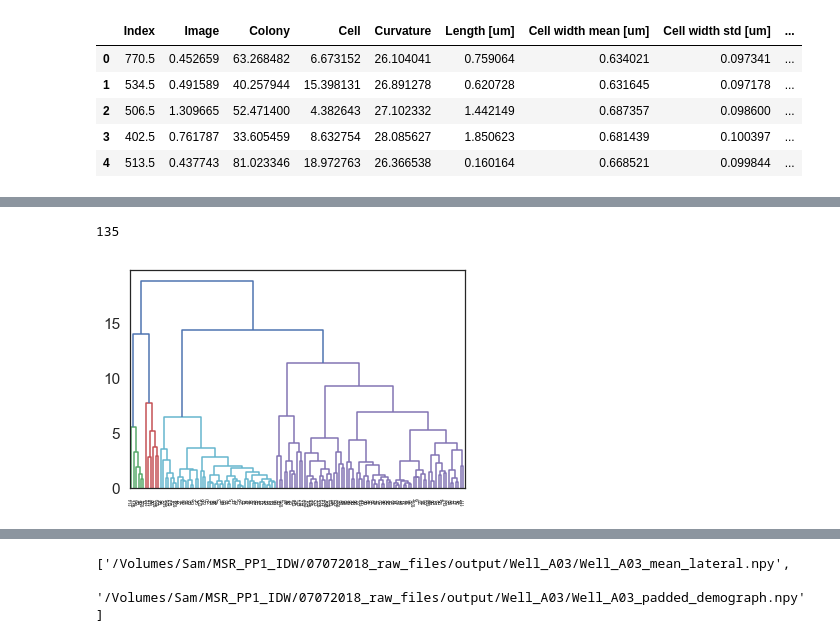
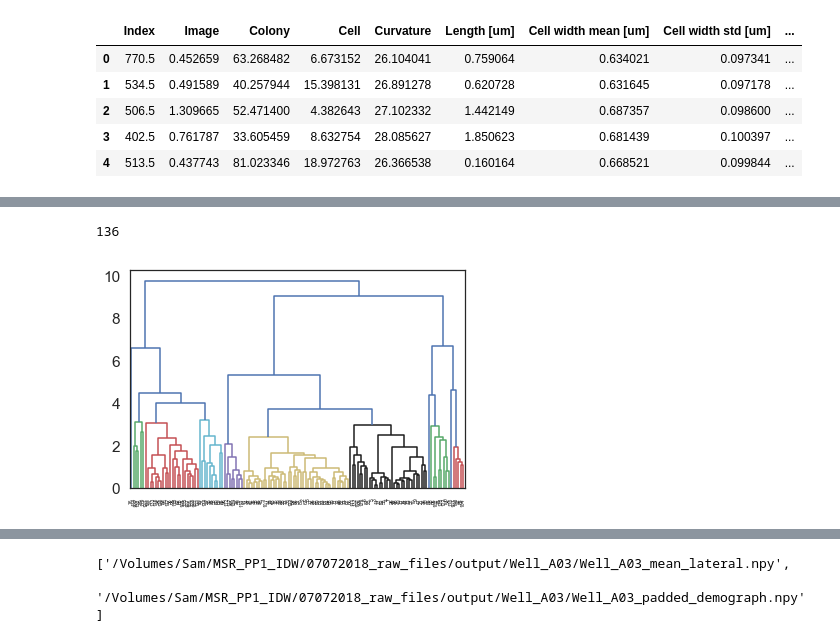
Before and after one commit to jzrolling/IMyG_2, a Jupyter notebook: Notebooks/plot.ipynb, the cells around one changed output, grey strips where cells are left out. Saved outputs shown, nothing was run; the diff lists cells and outputs as text; code cells hidden in the pictures.

```diff
--- a/Notebooks/plot.ipynb
+++ b/Notebooks/plot.ipynb
@@ -439,3 +451,7 @@ global_mean_dict
  'Pole symmetry': [0.8376233857978332, 0.06486888899489521]}
 # %%
 filtered_data = final_glob[(final_glob["Count"]>100) & (final_glob["SNR"]>3)]
+# %%
+sample_id = [1198,1011,1220,1250,1223,1248]
+names = ["murG","wag31","ppgK","hupB","rne","proZ"]
+final_glob.iloc[1198]["Centrifugality"]
@@ -444,5 +462,18 @@ sns.set(font_scale = 1.4,style ="white")
 plot1 = sns.JointGrid(x='Centrifugality',y="Membrane index",data=filtered_data)
 plot1 = plot1.plot_marginals(sns.distplot,color = "tab:blue")
 plot1 = plot1.plot_joint(sns.scatterplot,color="tab:blue",alpha=0.3,s=100,edgecolor="tab:blue")
-plot1.savefig("/Volumes/Sam/summary/centrifugality_membraneidx_normalized.png")
+for i in range(len(sample_id)):
+    idx = sample_id[i]
+    name = names[i]
+    plt.scatter(final_glob.iloc[idx]["Centrifugality"],final_glob.iloc[idx]["Membrane index"],\
+                alpha=0.8,s=200,color="r")
+    if name == "hupB":
+        offset = -0.02
+    else:
+        offset = 0.01
+    plt.annotate(name,xy=(final_glob.iloc[idx]["Centrifugality"],final_glob.iloc[idx]["Membrane index"]+offset),\
+                 fontsize=18,style="italic",horizontalalignment='center')
+plt.axvline()
+plot1.savefig("/Users/jz-rolling/PycharmProjects/IMyG_2/Manuscript/figures/centrifugality_membraneidx_normalized.png",\
+              dpi = 200,bbox_inches = "tight")
 # %% [output]
@@ -493,8 +524,7 @@ filtered_data.head()
 | 3 | 201.0 | 0.761787 | 33.605459 | 8.632754 | 28.085627 | 5.516600 | 0.681439 | 0.100397 | ... |
 | 4 | 256.5 | 0.437743 | 81.023346 | 18.972763 | 26.366538 | 4.857004 | 0.668521 | 0.099844 | ... |
 # %%
-features = ["Index","Length [um]","Membrane index","Centrifugality","Signal variability",\
-            "Signal variability on membrane","Body symmetry","Pole symmetry"]
+features = ["Index","Length [um]","Membrane index","Centrifugality","Signal variability","Pole symmetry"]
 z_scores = filtered_data.copy()
 for feature in features[1:]:
     z_scores[feature] = (filtered_data[feature] - filtered_data[feature].mean())/filtered_data[feature].std()
@@ -521,8 +551,8 @@ data = np.asarray(z_scores.iloc[hit_list][features[2:]])
 # %%
 from scipy.spatial import distance
 from scipy.cluster import hierarchy
-col_linkage = hierarchy.linkage(distance.pdist(data,metric="euclidean"), method='complete')
-m = sns.clustermap(z_scores.iloc[hit_list][features[2:-1]].T, col_linkage=col_linkage,\
+col_linkage = hierarchy.linkage(distance.pdist(data,metric="euclidean"),method='weighted')
+m = sns.clustermap(z_scores.iloc[hit_list][features[2:]].T, col_linkage=col_linkage,\
                    method="complete",cmap="RdBu_r",figsize=(12,6),xticklabels=False)
-m.savefig("/Volumes/Sam/summary/clustermap.png",dpi=160)
+m.savefig("/Users/jz-rolling/Desktop/summary/clustermap.png",dpi=200)
 # %% [output]
@@ -530,14 +560,21 @@ m.savefig("/Volumes/Sam/summary/clustermap.png",dpi=160)
 # %%
 len(hit_list)
 # %% [output]
-135
+136
 # %%
-h = hierarchy.dendrogram(col_linkage)
+h = hierarchy.dendrogram(col_linkage,color_threshold=3.5)
 n = 0
 index_list = []
-for i in [6,6,7,40,11,17,19,14,15]:
-    index_list.append(h["leaves"][n:n+i])
-    n+=i
+c = ""
+for i in range(len(h["color_list"])):
+    color = h["color_list"][i]
+    if c == "":
+        c = color
+        n = i
+    elif c != color:
+        index_list.append(h["leaves"][n:i])
+        n = i
+        c = color
 # %% [output]
-[figure, old version]
+[figure, new version]
 # %%
```
Also changed, not shown: parts of 11 cells of this notebook, 8 other files.
